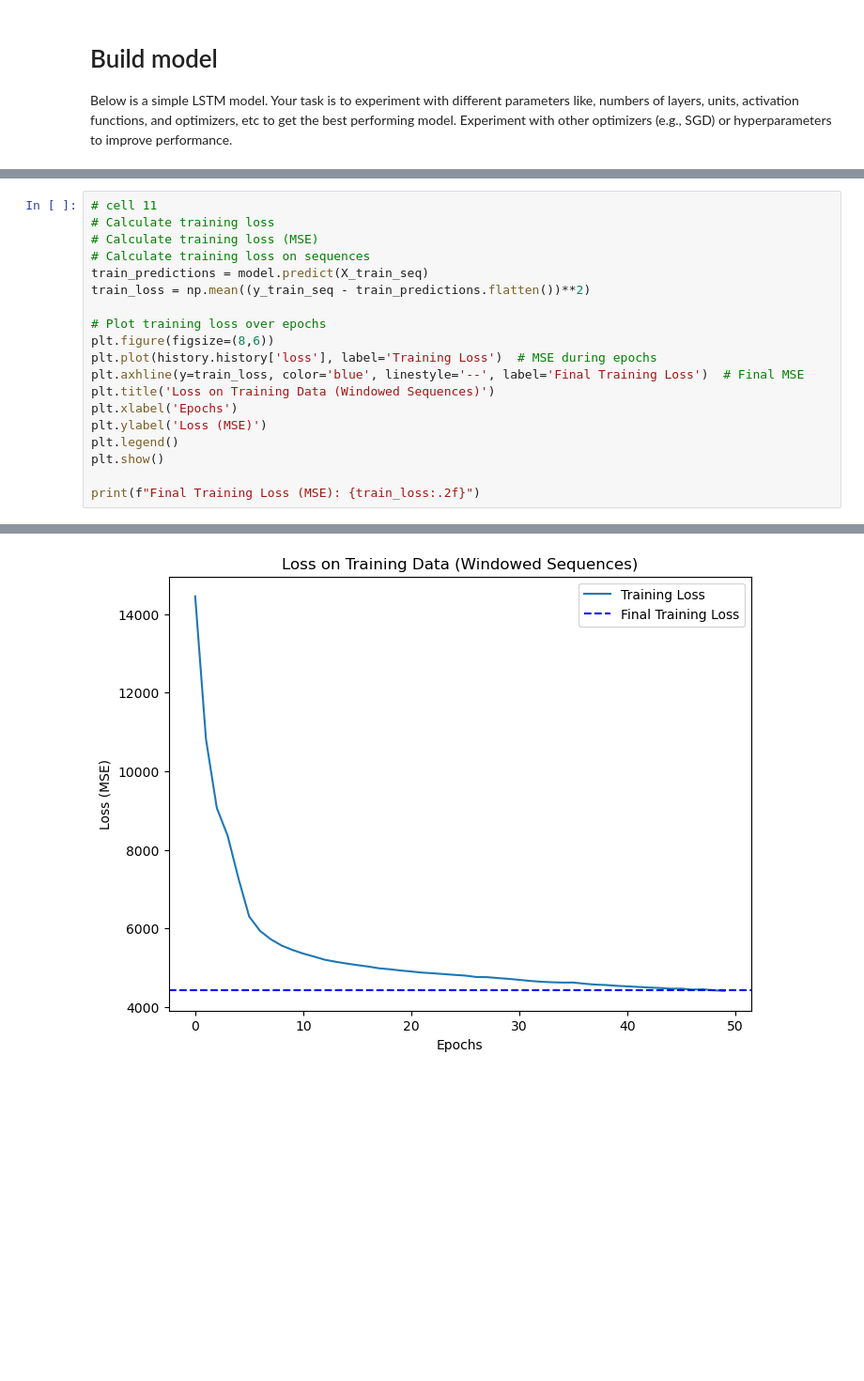
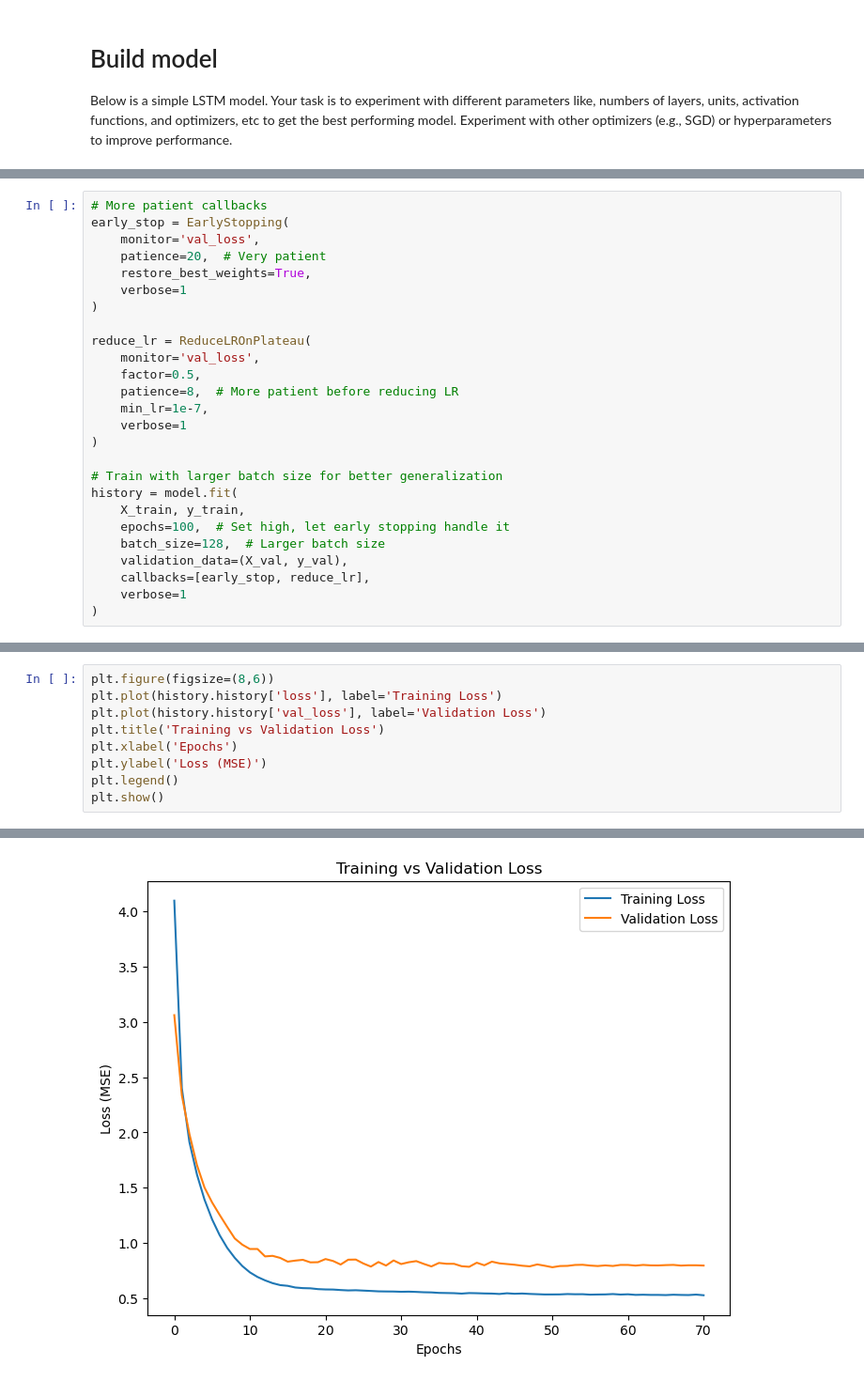
Before and after one commit to Gakwaya011/Time-Series-Forecasting, a Jupyter notebook: air_quality_forecasting_starter_code.ipynb, the cells around one changed output, grey strips where cells are left out. Shown at 94% size. Cells and saved outputs as stored; diff of their text form; blank space fills up the shorter version.

```diff
--- a/air_quality_forecasting_starter_code.ipynb
+++ b/air_quality_forecasting_starter_code.ipynb
@@ -180,0 +387,26 @@ Epoch 50/50
+# %%
+# More patient callbacks
+early_stop = EarlyStopping(
+    monitor='val_loss',
+    patience=20,  # Very patient
+    restore_best_weights=True,
+    verbose=1
+)
+
+reduce_lr = ReduceLROnPlateau(
+    monitor='val_loss',
+    factor=0.5,
+    patience=8,  # More patient before reducing LR
+    min_lr=1e-7,
+    verbose=1
+)
+
+# Train with larger batch size for better generalization
+history = model.fit(
+    X_train, y_train,
+    epochs=100,  # Set high, let early stopping handle it
+    batch_size=128,  # Larger batch size
+    validation_data=(X_val, y_val),
+    callbacks=[early_stop, reduce_lr],
+    verbose=1
+)
@@ -181,20 +431,10 @@ Epoch 50/50
 # %%
-# cell 11
-# Calculate training loss
-# Calculate training loss (MSE)
-# Calculate training loss on sequences
-train_predictions = model.predict(X_train_seq)
-train_loss = np.mean((y_train_seq - train_predictions.flatten())**2)
-
-# Plot training loss over epochs
 plt.figure(figsize=(8,6))
-plt.plot(history.history['loss'], label='Training Loss')  # MSE during epochs
-plt.axhline(y=train_loss, color='blue', linestyle='--', label='Final Training Loss')  # Final MSE
-plt.title('Loss on Training Data (Windowed Sequences)')
+plt.plot(history.history['loss'], label='Training Loss')
+plt.plot(history.history['val_loss'], label='Validation Loss')
+plt.title('Training vs Validation Loss')
 plt.xlabel('Epochs')
 plt.ylabel('Loss (MSE)')
 plt.legend()
 plt.show()
-
-print(f"Final Training Loss (MSE): {train_loss:.2f}")
 # %% [output]
@@ -202 +441 @@ print(f"Final Training Loss (MSE): {train_loss:.2f}")
-[figure, old version]
+[figure, new version]
```
Also changed, not shown: parts of 29 cells of this notebook, 11 other files.
